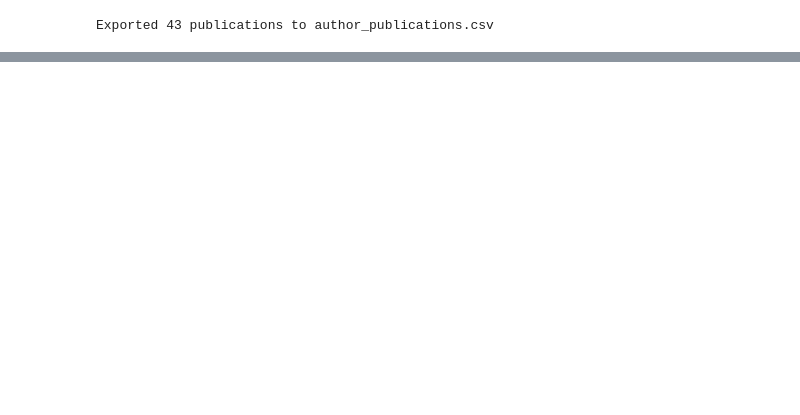
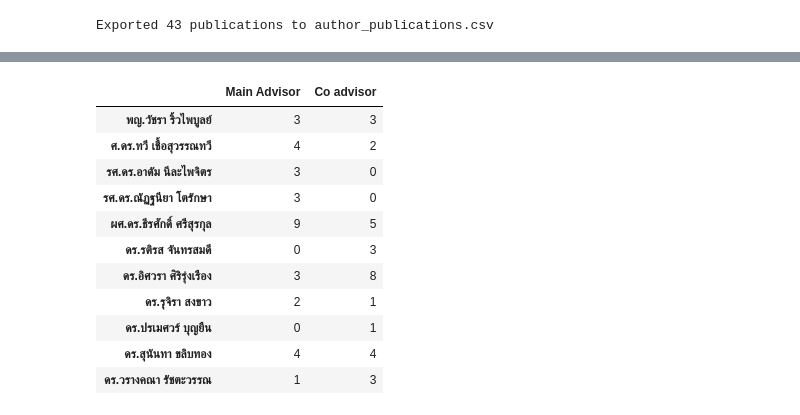
Before and after one commit to Supachan/academic-staff-workload, a Jupyter notebook: debugging.ipynb, the cells around one changed output, grey strips where cells are left out. Cells and saved outputs as stored; diff of their text form; code cells hidden in the pictures; blank space fills up the shorter version.

Commit message:
update data

```diff
--- a/debugging.ipynb
+++ b/debugging.ipynb
@@ -524,0 +639,45 @@ author_pubs
+# %%
+ST = get_thesis_workload_new(theses)
+
+# Plot thesis advisor workload
+if isinstance(ST, dict) and len(ST) > 0:
+    df_thesis_workload = pd.DataFrame(ST).T.fillna(0).astype(int)
+    df_thesis_workload = df_thesis_workload[['Main Advisor','Co advisor']] if set(['Main Advisor','Co advisor']).issubset(df_thesis_workload.columns) else df_thesis_workload
+    ax = df_thesis_workload.plot(kind='bar', figsize=(10, 6), stacked=False)
+    ax.set_title('Thesis Advisor Workload by Faculty Member')
+    ax.set_xlabel('Faculty Member')
+    ax.set_ylabel('Number of Students')
+    ax.legend(title='Advisor Role')
+    ax.grid(axis='y', linestyle='--', alpha=0.6)
+    plt.xticks(rotation=45, ha='right')
+    plt.tight_layout()
+    plt.show()
+else:
+    print('No thesis workload data available to plot.')
+# %%
+df_thesis_workload = pd.DataFrame(ST).T.fillna(0).astype(int)
+df_thesis_workload = df_thesis_workload[['Main Advisor','Co advisor']] if set(['Main Advisor','Co advisor']).issubset(df_thesis_workload.columns) else df_thesis_workload
+ax = df_thesis_workload.plot(kind='bar', figsize=(10, 6), stacked=False)
+ax.set_title('Thesis Advisor Workload by Faculty Member')
+ax.set_xlabel('Faculty Member')
+ax.set_ylabel('Number of Students')
+ax.legend(title='Advisor Role')
+ax.grid(axis='y', linestyle='--', alpha=0.6)
+plt.xticks(rotation=45, ha='right')
+plt.tight_layout()
+plt.show()
+# %%
+df_thesis_workload
+# %% [output]
+|  | Main Advisor | Co advisor |
+| พญ.วัชรา ริ้วไพบูลย์ | 3 | 3 |
+| ศ.ดร.ทวี เชื้อสุวรรณทวี | 4 | 2 |
+| รศ.ดร.อาดัม นีละไพจิตร | 3 | 0 |
+| รศ.ดร.ณัฏฐนียา โตรักษา | 3 | 0 |
+| ผศ.ดร.ธีรศักดิ์ ศรีสุรกุล | 9 | 5 |
+| ดร.รติรส จันทรสมดี | 0 | 3 |
+| ดร.อิศวรา ศิริรุ่งเรือง | 3 | 8 |
+| ดร.รุจิรา สงขาว | 2 | 1 |
+| ดร.ปรเมศวร์ บุญยืน | 0 | 1 |
+| ดร.สุนันทา ขลิบทอง | 4 | 4 |
+| ดร.วรางคณา รัชตะวรรณ | 1 | 3 |
```
Also changed, not shown: parts of 10 cells of this notebook, 2 other files.
